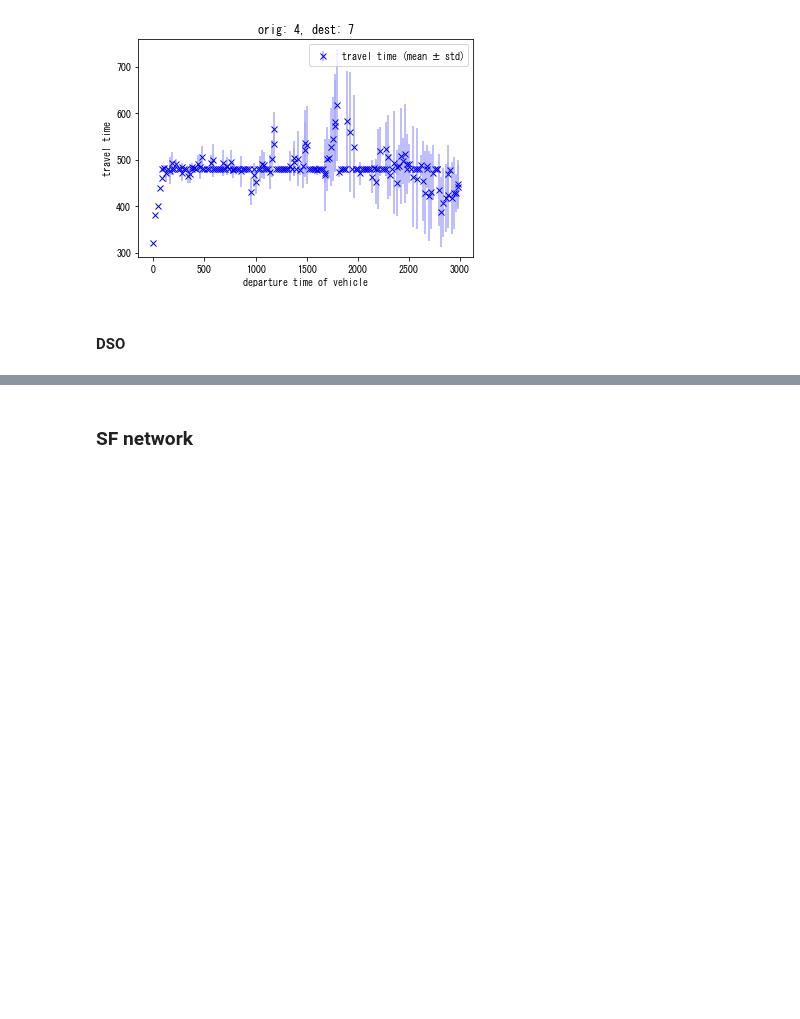
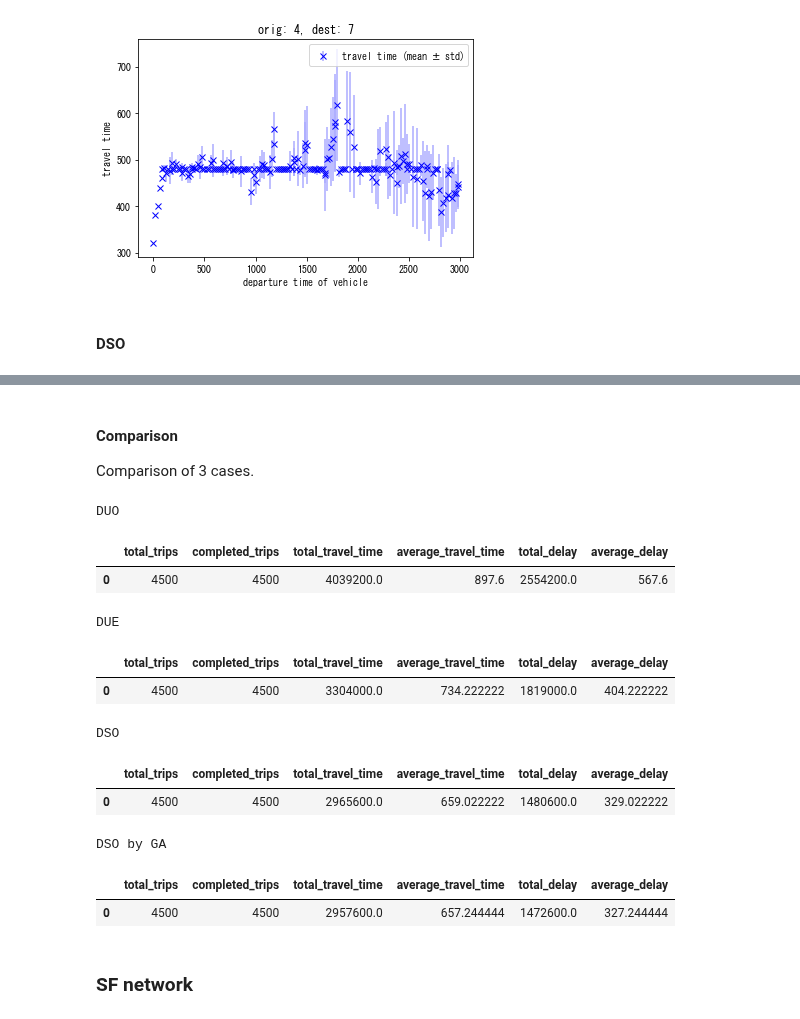
Before and after one commit to toruseo/UXsim, a Jupyter notebook: demos_and_examples/demo_notebook_09en_dynamic_traffic_assignment.ipynb, the cells around one changed output, grey strips where cells are left out. Saved outputs shown, nothing was run; the diff lists cells and outputs as text; code cells hidden in the pictures; blank space fills up the shorter version.

```diff
--- a/demos_and_examples/demo_notebook_09en_dynamic_traffic_assignment.ipynb
+++ b/demos_and_examples/demo_notebook_09en_dynamic_traffic_assignment.ipynb
@@ -288,2 +286,29 @@ results:
+# %% [markdown]
+#### Comparison
+
+Comparison of 3 cases.
+# %%
+
+print("DUO")
+display(df_DUO)
+print("DUE")
+display(df_DUE)
+print("DSO")
+display(df_DSO)
+print("DSO by GA")
+display(df_DSO_GA)
+# %% [output]
+DUO
+|  | total_trips | completed_trips | total_travel_time | average_travel_time | total_delay | average_delay |
+| 0 | 4500 | 4500 | 4039200.0 | 897.6 | 2554200.0 | 567.6 |
+DUE
+|  | total_trips | completed_trips | total_travel_time | average_travel_time | total_delay | average_delay |
+| 0 | 4500 | 4500 | 3304000.0 | 734.222222 | 1819000.0 | 404.222222 |
+DSO
+|  | total_trips | completed_trips | total_travel_time | average_travel_time | total_delay | average_delay |
+| 0 | 4500 | 4500 | 2965600.0 | 659.022222 | 1480600.0 | 329.022222 |
+DSO by GA
+|  | total_trips | completed_trips | total_travel_time | average_travel_time | total_delay | average_delay |
+| 0 | 4500 | 4500 | 2957600.0 | 657.244444 | 1472600.0 | 327.244444 |
 # %% [markdown]
 ### SF network
```
Also changed, not shown: parts of 14 cells of this notebook, 2 other files.
